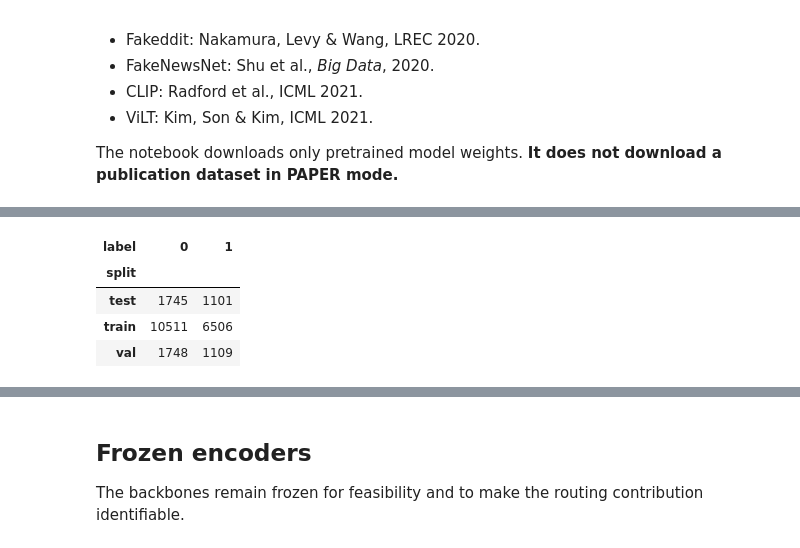
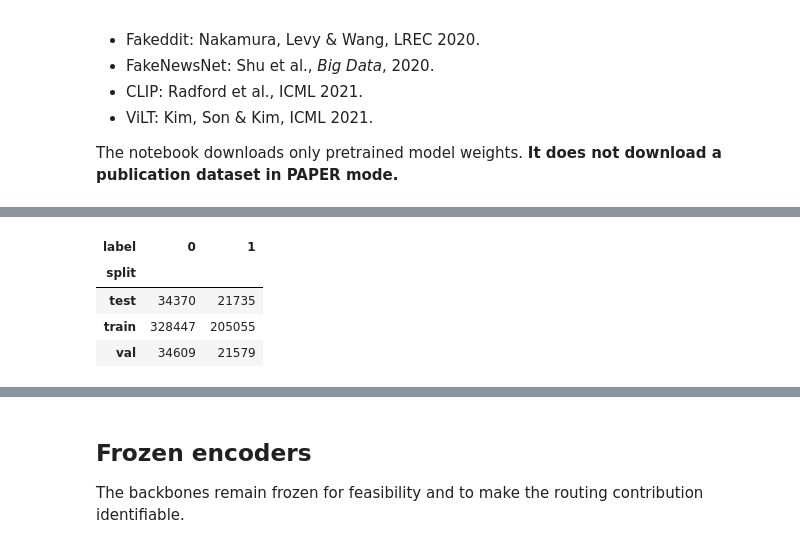
Before and after one commit to ahmedmohamed850/CFUR-Multimodal-Fake-News-Detection--1, a Jupyter notebook: brace-v6-benefit-risk-aware-conditional-multi.ipynb, the cells around one changed output, grey strips where cells are left out. Saved outputs shown, nothing was run; the diff lists cells and outputs as text; code cells hidden in the pictures.

Commit message:
Kaggle Notebook | BRACE-V6 — Benefit–Risk-Aware Conditional 6-WAY | Version 6

```diff
--- a/brace-v6-benefit-risk-aware-conditional-multi.ipynb
+++ b/brace-v6-benefit-risk-aware-conditional-multi.ipynb
@@ -92,14 +92,14 @@ GPU: Tesla T4
 # ============================================================
 
 # Step A — smoke test first, then switch to PAPER for manuscript results.
-RUN_MODE = "PILOT"       # FINAL PAPER: change to "PAPER"
+RUN_MODE = "PAPER"       # FULL FIVE-SEED MANUSCRIPT RUN
 
 # Dataset identity is used for output naming/provenance.
 # Supported directly: "fakeddit". For FakeNewsNet or another dataset, use a manifest.
 DATASET_NAME = "fakeddit"   # "fakeddit", "fakenewsnet", or "custom"
 
 # Step B — choose task. Run binary and six-way separately, with separate output folders.
-FAKEDDIT_LABEL_COL = "2_way_label"   # for Fakeddit binary
+FAKEDDIT_LABEL_COL = "6_way_label"   # for Fakeddit binary
 # FAKEDDIT_LABEL_COL = "6_way_label" # for Fakeddit six-way
 
 # Step C — recommended input: a CSV manifest you upload as a Kaggle Dataset.
@@ -119,7 +119,7 @@ WORK_ROOT = Path("/kaggle/working")
 # Defaulted to True so a PILOT run works out of the box on dataset attachments that
 # only ship TSVs with no local image files (historical Reddit image URLs are used
 # instead). Set to False to require local images even in PILOT mode.
-ALLOW_IMAGE_URL_FALLBACK_PILOT = True
+ALLOW_IMAGE_URL_FALLBACK_PILOT = False
 STRICT_IMAGES = (RUN_MODE == "PAPER")
 
 if RUN_MODE == "PAPER":
@@ -239,14 +286,64 @@ def normalize_split(s):
     return aliases.get(s, s)
 
 
-def resolve_manifest_paths(m, manifest_path):
-    base = Path(manifest_path).resolve().parent
+def resolve_manifest_paths(m, manifest_path, image_base_override=None):
+    base = Path(image_base_override) if image_base_override else Path(manifest_path).resolve().parent
     def resolve_one(x):
         p = Path(str(x)).expanduser()
         return str(p if p.is_absolute() else (base / p).resolve())
     m = m.copy()
     m["image_path"] = m["image_path"].map(resolve_one)
     return m
+
+
+def maybe_extract_zip_images(manifest_path):
+    """Locate images.zip, extract it once into a writable cache directory, and
+    return that directory; else return None.
+    Publishing ~600k individual small image files as a Kaggle Dataset (via
+    Save Version -> include output -> New Dataset) is unreliable and can
+    silently drop/truncate the folder even when total size would fit -- a
+    single zip archive publishes far more reliably, which is why the
+    companion download-verification notebook now offers a zip-packaging
+    step. /kaggle/input is read-only, so the zip must be extracted to
+    WORK_ROOT before the images are usable.
+    Checks next to manifest.csv first (the expected location), then falls
+    back to searching the whole attached-datasets tree, since Kaggle can
+    place a dataset's files under a different subpath than manifest.csv's
+    own dataset if they were published as separate dataset versions."""
+    candidates = []
+    beside = Path(manifest_path).resolve().parent / "images.zip"
+    if beside.exists():
+        candidates.append(beside)
+    else:
+        candidates = sorted(Path(DATA_ROOT).rglob("images.zip"))
+
+    if not candidates:
+        print(f"No images.zip found next to {manifest_path} or anywhere under {DATA_ROOT} "
+              f"-- falling back to loose image files (will fail below if those aren't present either).")
+        return None
+
+    zip_path = candidates[0]
+    if len(candidates) > 1:
+        print(f"Multiple images.zip files found under {DATA_ROOT}:")
+        for c in candidates:
+            print(" -", c)
+        print(f"Using: {zip_path}")
+    else:
+        print(f"Found images.zip: {zip_path}")
+
+    extract_dir = WORK_ROOT / "extracted_images" / zip_path.parent.name
+    marker = extract_dir / ".extracted_ok"
+    if marker.exists():
+        print(f"Images already extracted from {zip_path} -> {extract_dir}")
+        return extract_dir
+    extract_dir.mkdir(parents=True, exist_ok=True)
+    print(f"Extracting {zip_path} -> {extract_dir} (one-time)...")
+    import zipfile
+    with zipfile.ZipFile(zip_path) as zf:
+        zf.extractall(extract_dir)
+    marker.touch()
+    print("Extraction complete.")
+    return extract_dir
 
 
 def build_image_index(root):
@@ -336,6 +433,25 @@ def standardize_fakeddit(df, split_name, image_index):
 
 
 def load_manifest():
+    global MANIFEST_CSV
+    if not MANIFEST_CSV:
+        # Auto-detect an attached manifest Kaggle Dataset (e.g. built by the
+        # separate fakeddit-image-download-verification-manifest notebook) instead
+        # of requiring the exact /kaggle/input/<dataset-slug>/manifest.csv path to
+        # be typed in by hand -- Kaggle-generated slugs don't always match the
+        # dataset's display title exactly. Updates the global MANIFEST_CSV so
+        # downstream provenance logging (Cell 7) records the real path used.
+        candidates = sorted(Path(DATA_ROOT).rglob("manifest.csv"))
+        if len(candidates) == 1:
+            MANIFEST_CSV = str(candidates[0])
+            print(f"MANIFEST_CSV not set -- auto-detected attached manifest: {MANIFEST_CSV}")
+        elif len(candidates) > 1:
+            MANIFEST_CSV = str(candidates[0])
+            print(f"MANIFEST_CSV not set -- multiple manifest.csv files found under {DATA_ROOT}:")
+            for c in candidates:
+                print(" -", c)
+            print(f"Using the first one: {MANIFEST_CSV}. Set MANIFEST_CSV explicitly to pick a different one.")
+
     if MANIFEST_CSV:
         manifest_path = Path(MANIFEST_CSV).expanduser().resolve()
         if not manifest_path.exists():
@@ -348,7 +464,8 @@ def load_manifest():
         if "sample_id" not in m.columns:
             m["sample_id"] = [f"row_{i}" for i in range(len(m))]
         m["split"] = m["split"].map(normalize_split)
-        m = resolve_manifest_paths(m, manifest_path)
+        image_base = maybe_extract_zip_images(manifest_path)
+        m = resolve_manifest_paths(m, manifest_path, image_base_override=image_base)
         return m[["text", "image_path", "label", "split", "sample_id"]]
 
     if DATASET_NAME.lower() != "fakeddit":
@@ -458,8 +570,8 @@ Labels by split:
 | label | 0 | 1 |
 | split |  |  |
-| test | 1745 | 1101 |
-| train | 10511 | 6506 |
-| val | 1748 | 1109 |
+| test | 34370 | 21735 |
+| train | 328447 | 205055 |
+| val | 34609 | 21579 |
 # %%
 # Leakage / provenance audit. This does not prove absence of semantic duplicates,
 # but it catches exact ID, normalized-text and image-file-name overlap across splits.
```
Also changed, not shown: parts of 19 cells of this notebook.
